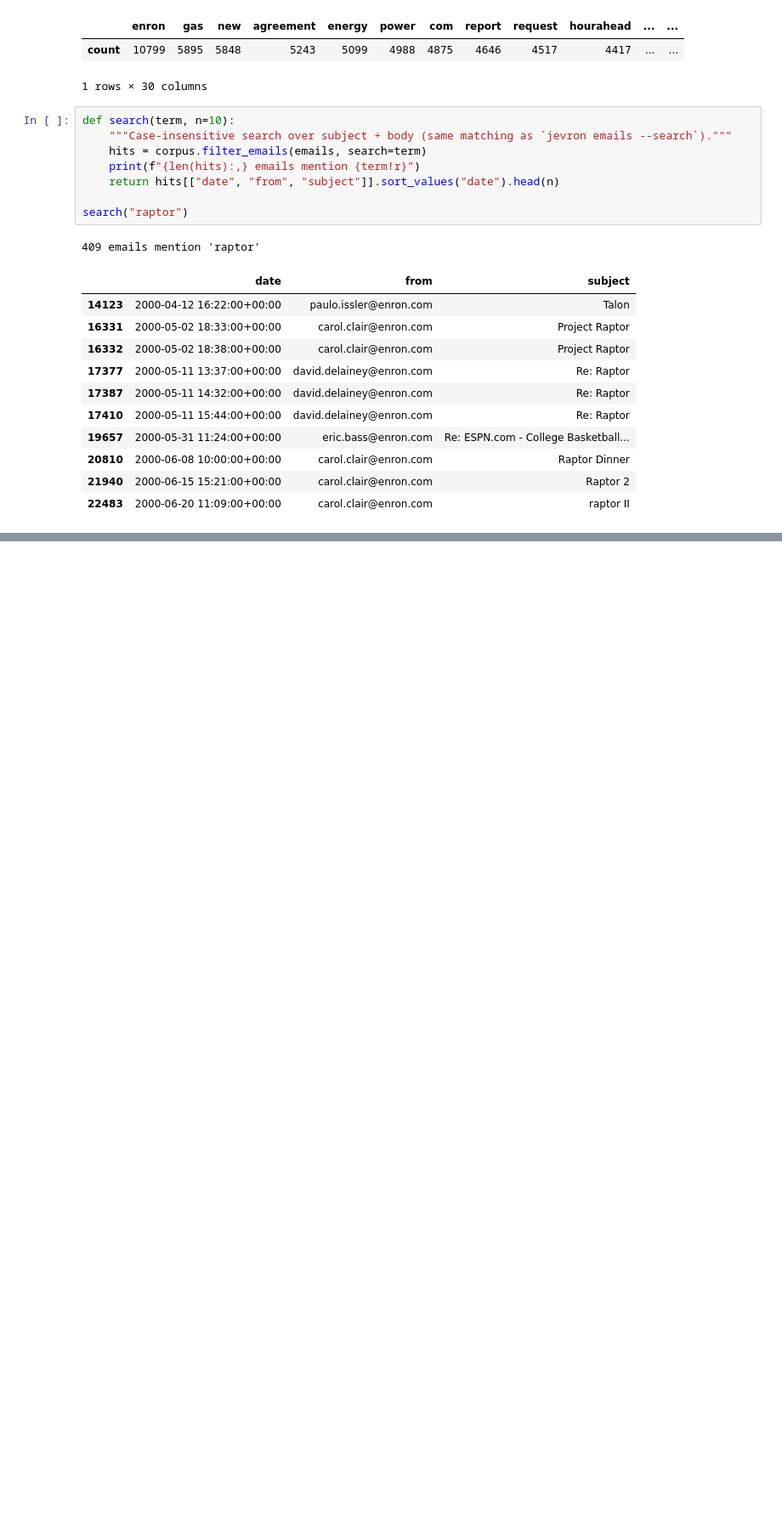
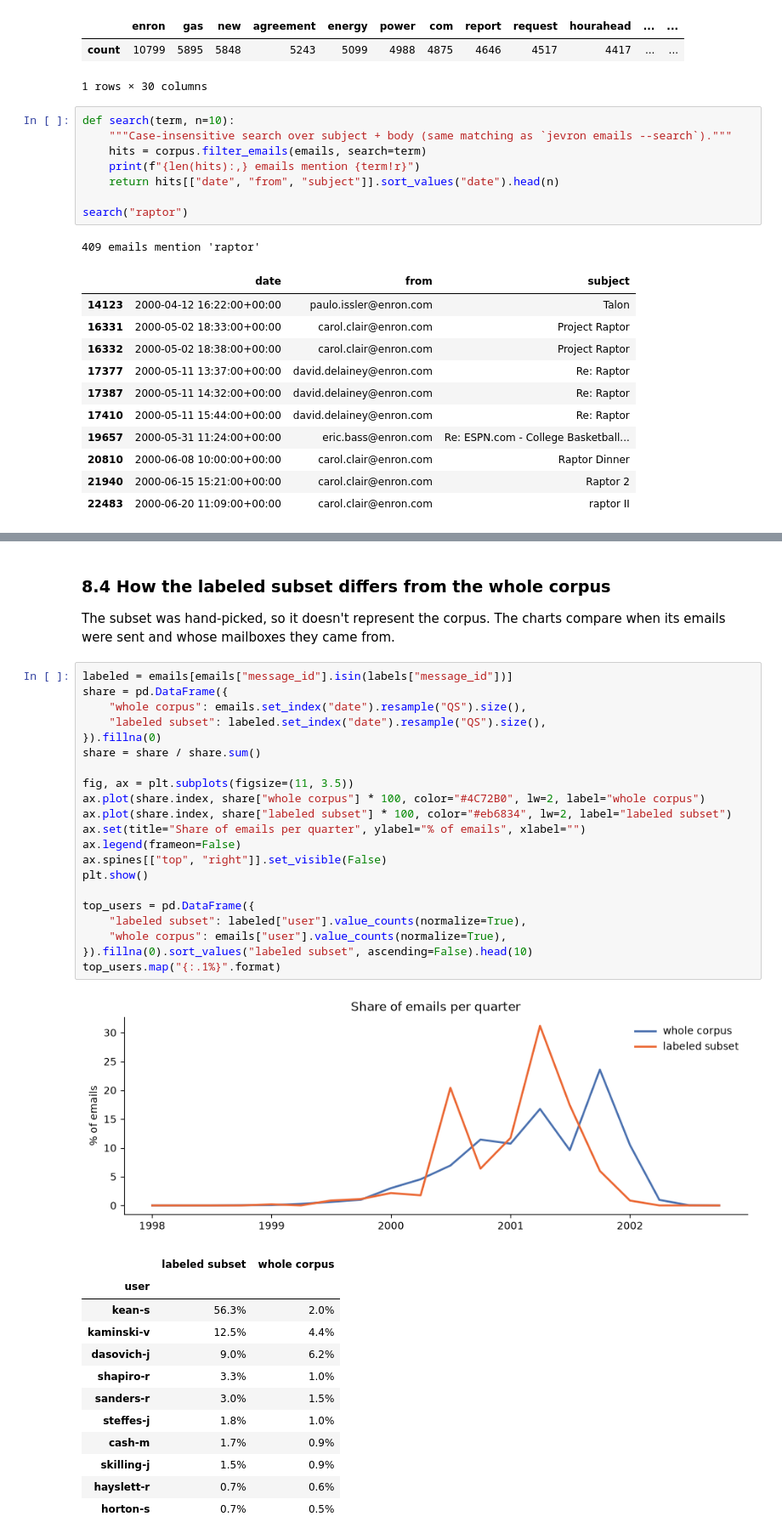
Before and after one commit to wmar-dev/jevron, a Jupyter notebook: enron_analysis.ipynb, the cells around one changed output, grey strips where cells are left out. Shown at 85% size. Saved outputs shown, nothing was run; the diff lists cells and outputs as text; blank space fills up the shorter version.

```diff
--- a/enron_analysis.ipynb
+++ b/enron_analysis.ipynb
@@ -244,0 +364,39 @@ search("raptor")
+# %% [markdown]
+### 8.4 How the labeled subset differs from the whole corpus
+
+The subset was hand-picked, so it doesn't represent the corpus. The charts compare when its emails were sent and whose mailboxes they came from.
+# %%
+labeled = emails[emails["message_id"].isin(labels["message_id"])]
+share = pd.DataFrame({
+    "whole corpus": emails.set_index("date").resample("QS").size(),
+    "labeled subset": labeled.set_index("date").resample("QS").size(),
+}).fillna(0)
+share = share / share.sum()
+
+fig, ax = plt.subplots(figsize=(11, 3.5))
+ax.plot(share.index, share["whole corpus"] * 100, color="#4C72B0", lw=2, label="whole corpus")
+ax.plot(share.index, share["labeled subset"] * 100, color="#eb6834", lw=2, label="labeled subset")
+ax.set(title="Share of emails per quarter", ylabel="% of emails", xlabel="")
+ax.legend(frameon=False)
+ax.spines[["top", "right"]].set_visible(False)
+plt.show()
+
+top_users = pd.DataFrame({
+    "labeled subset": labeled["user"].value_counts(normalize=True),
+    "whole corpus": emails["user"].value_counts(normalize=True),
+}).fillna(0).sort_values("labeled subset", ascending=False).head(10)
+top_users.map("{:.1%}".format)
+# %% [output]
+[figure, added]
+|  | labeled subset | whole corpus |
+| user |  |  |
+| kean-s | 56.3% | 2.0% |
+| kaminski-v | 12.5% | 4.4% |
+| dasovich-j | 9.0% | 6.2% |
+| shapiro-r | 3.3% | 1.0% |
+| sanders-r | 3.0% | 1.5% |
+| steffes-j | 1.8% | 1.0% |
+| cash-m | 1.7% | 0.9% |
+| skilling-j | 1.5% | 0.9% |
+| hayslett-r | 0.7% | 0.6% |
+| horton-s | 0.7% | 0.5% |
```
Also changed, not shown: parts of 15 cells of this notebook, 3 other files.
